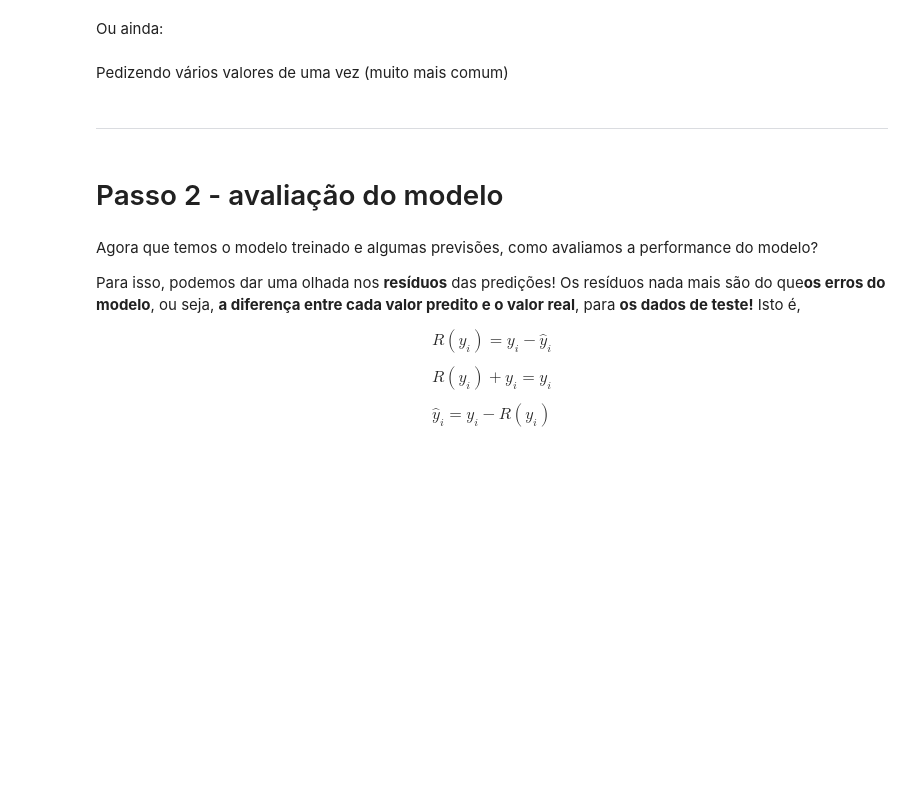
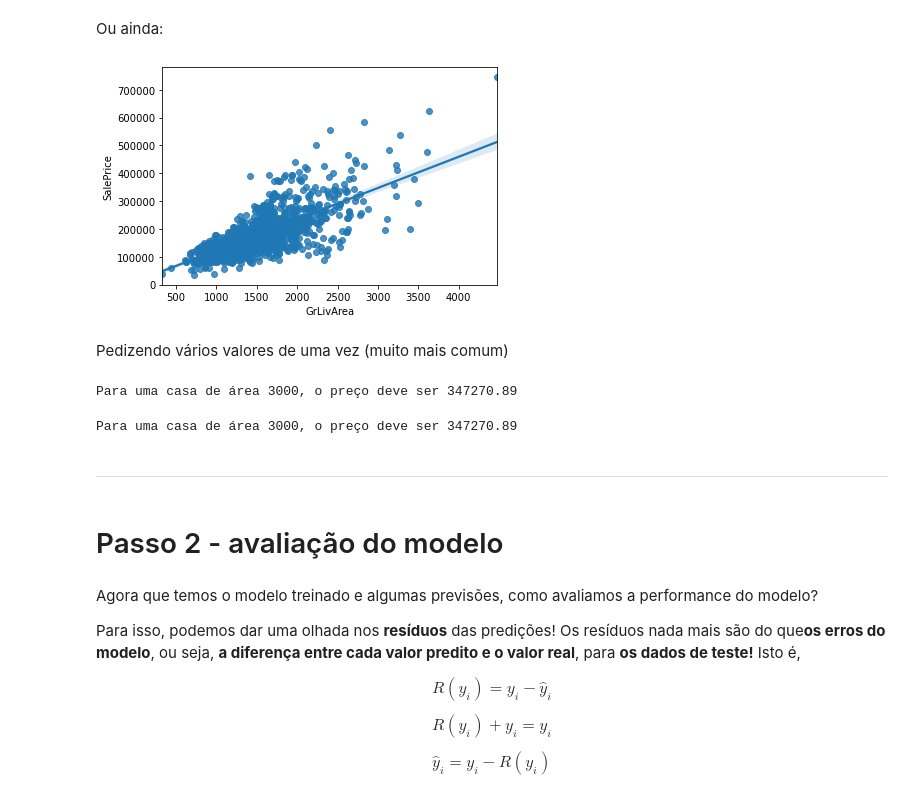
Before and after one commit to GabrielAsato/Curso_DS_Degree, a Jupyter notebook: Módulo 8 - Estatística II/Aula 3 - regressão linear e outros fundamentos.ipynb, the cells around one changed output. Drawn from its saved outputs; the diff is of its cells as text; code cells hidden in the pictures; blank space fills up the shorter version.

```diff
--- a/Módulo 8 - Estatística II/Aula 3 - regressão linear e outros fundamentos.ipynb
+++ b/Módulo 8 - Estatística II/Aula 3 - regressão linear e outros fundamentos.ipynb
@@ -421,7 +437,26 @@ Vamos agora fazer algumas previsões!
 # %% [markdown]
 Ou ainda:
+# %%
+sns.regplot(x = X_train["GrLivArea"], y = y_train);
+# %% [output]
+[figure, added]
 # %% [markdown]
 Pedizendo vários valores de uma vez (muito mais comum)
+# %%
+x = 3000
+y = lr.intercept_ + lr.coef_[0]*x
+
+print(f"Para uma casa de área {x}, o preço deve ser {y:.2f}")
+# %% [output]
+Para uma casa de área 3000, o preço deve ser 347270.89
+# %%
+# Mesmo que de cima
+x = 3000
+y = lr.predict([[x]])
+
+print(f"Para uma casa de área {x}, o preço deve ser {y[0]:.2f}")
+# %% [output]
+Para uma casa de área 3000, o preço deve ser 347270.89
 # %% [markdown]
 ____________
 # %% [markdown]
```
Also changed, not shown: parts of 12 cells of this notebook, 2 other files.
